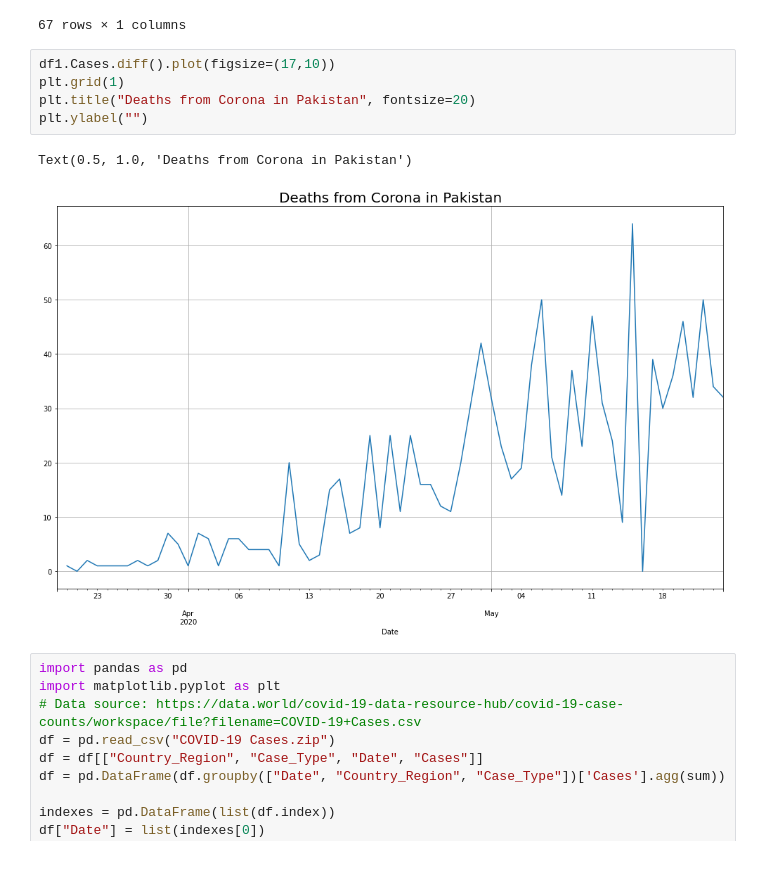
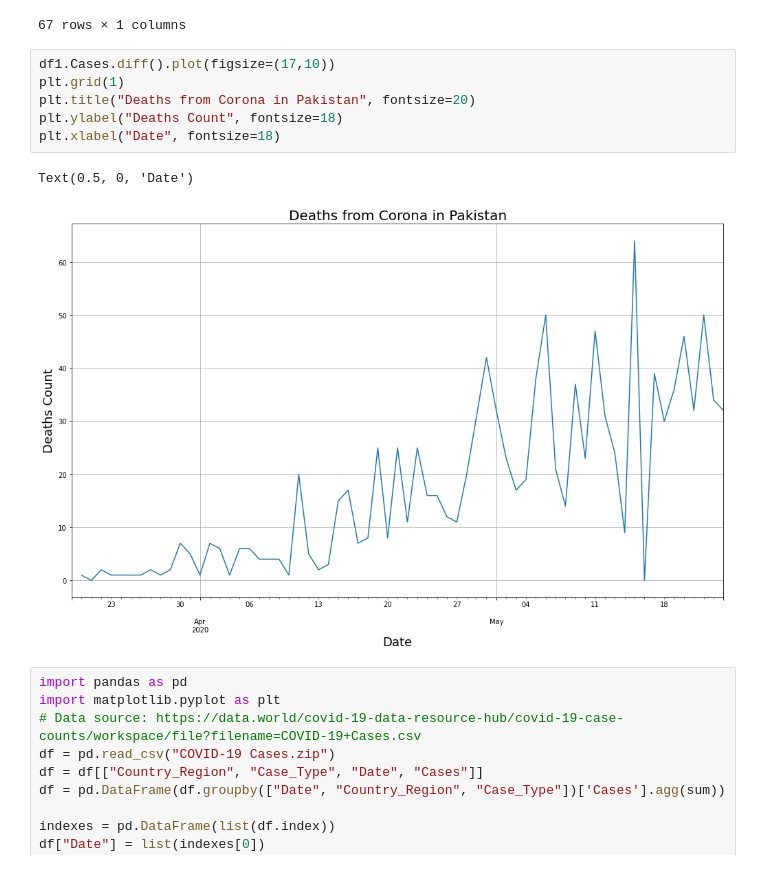
Before and after one commit to amirsaleem1990/Corona-Analysis, a Jupyter notebook: Corona Analysis.ipynb, the cells around one changed output. Saved outputs shown, nothing was run; the diff lists cells and outputs as text.

```diff
--- a/Corona Analysis.ipynb
+++ b/Corona Analysis.ipynb
@@ -27,11 +27,12 @@ df1
 # %%
 df1.Cases.diff().plot(figsize=(17,10))
 plt.grid(1)
 plt.title("Deaths from Corona in Pakistan", fontsize=20)
-plt.ylabel("")
+plt.ylabel("Deaths Count", fontsize=18)
+plt.xlabel("Date", fontsize=18)
 # %% [output]
-Text(0.5, 1.0, 'Deaths from Corona in Pakistan')
+Text(0.5, 0, 'Date')
-[figure, old version]
+[figure, new version]
 # %%
 import pandas as pd
 import matplotlib.pyplot as plt
```
